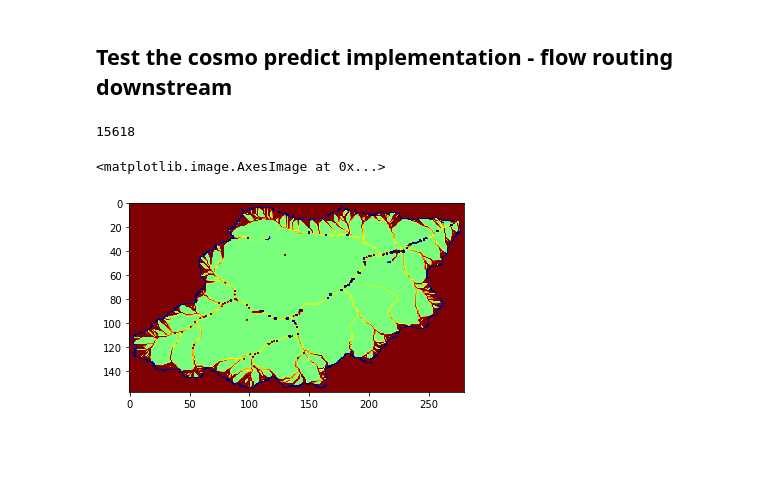
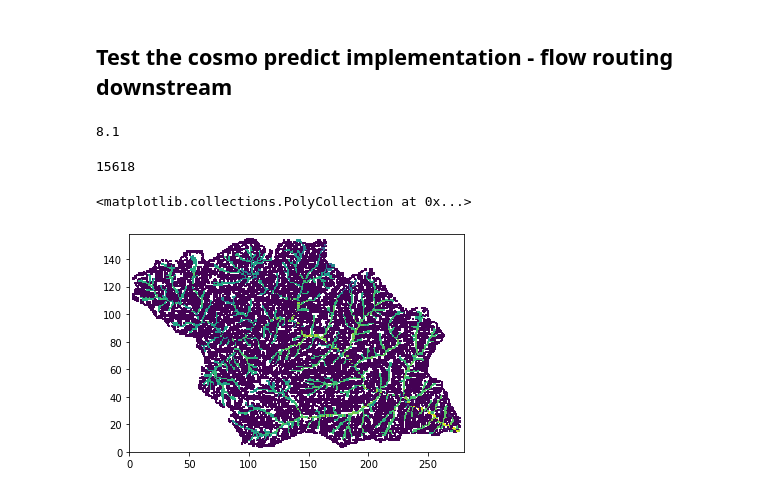
Before and after one commit to ruetg/lem_global_optimize, a Jupyter notebook: tests.ipynb, the cells around one changed output. Drawn from its saved outputs; the diff is of its cells as text; code cells hidden in the pictures; blank space fills up the shorter version.

```diff
--- a/tests.ipynb
+++ b/tests.ipynb
@@ -189,34 +189,39 @@ plt.imshow((E2-E)/(E+1e-9),vmin=-0.001,vmax=.001) # SHould be the same
 assert(np.linalg.norm(E2-E)<1e-5)
 # %% [markdown]
 ## Test the cosmo predict implementation - flow routing downstream
+# %%
+10**3*90**2/1e6
+# %% [output]
+8.1
 # %%
 import multiprocess as mp
 import matplotlib.pyplot as plt
 import rasterio
 import sys
-sys.path.insert(1, '/Users/gr_1/Documents/simplem/') #modify based on where it is
+#sys.path.insert(1, '/Users/gr_1/Documents/simplem/') #modify based on where it is
 import simplem_par as simplem
 import numpy as np
 import ast
+from os.path import exists
 
 ################ -------Params-------- ##################################
 dem_folder = '/Users/gr_1/Google Drive_1/data_earth_engine/basins_v3/'
-outfolder = 'results/v3_dAp/'
+outfolder = '/Users/gr_1/Documents/cosmo_predict/results/'
 # Number of processors
 n_proc = 1
 # Number of simulations (parameter sets)
-nr = 1
+nr = 10
 ## Stream power parameters
 #Stream power m/n (theta)
 theta = 0.45
 # Vector of n values.  Currently n ranges from 0-4
-ns = np.random.rand(nr)*0 + 1.9
-# The ratio D/k. Currently the prior distribution is log-uniform from 0 to 10
-diffus = 0 * np.power(10.0, np.random.rand(nr) * 12 + 1)
+ns = np.random.rand(nr) * 4.0*0+2.5
+# The ratio D/k. Currently the prior distribution is log-uniform from 0 to 10 km2
+diffus =  np.power(10.0, np.random.rand(nr) * 12 + 1)*1e-11
 #A_crit values range as a log-uniform distribution
-careas = np.power(10.0, np.random.rand(nr) * 3) *0
+careas = np.power(10.0, np.random.rand(nr) * 3)
 # diffusion exponents (p)
-ps = np.zeros(nr) + 2.1
+ps = np.zeros(nr) + 1.0
 ########################################################################
 
 
@@ -240,7 +245,7 @@ def par_ero(i):
     #First run diffusion - we raise the coefficient by 1/p and then raise the whole
     #diffusion rate by p in order to
     E = simplem.diffuse(
-        Zi, D=-(diffus[i]**(1.0 / ps[i])), dy=dy1, dx=dx1, dt=1)
+        Zi, D=diffus[i]**(1.0 / ps[i]), dy=dy1, dx=dx1, dt=1)
     E[E < 0] = 0
     #We only want the erosion part....
     E = E**ps[i]
@@ -257,9 +262,8 @@ def par_ero(i):
         dx=dx1,
         dy=dy1,
         m=ms[i],
-        dt=10,
         n=ns[i],
-        k=np.zeros(np.shape(slps))+1e-9,
+        k=np.zeros(np.shape(slps))+1e-8,
         carea=careas[i])
 
     #This should be zero anyways but just in case...
@@ -268,13 +272,15 @@ def par_ero(i):
     A = simplem.acc(I1, s1, init=ero.copy())
     #Calculate the avg erosion per drainage area...
     pl = (A.ravel()[np.argmax(A1.ravel())]) / np.max(A1.ravel())
-    return pl, i,ero
+    return pl, i, ero
 
 
 for c in range(1500,1501):
-    try:
-        dem = rasterio.open(dem_folder + 'hydrosheds_bas_v3_{}.tif'.format(str(c)))
+    demfile = dem_folder + 'hydrosheds_bas_v3_{}.tif'.format(str(c))
+    if exists(demfile):
+        dem = rasterio.open(demfile)
         lat = dem.xy(0, 0)[1]
+
         dx = np.cos(lat / 180 * np.pi) * (1852 / 60) * \
             3  # dx is dependent on latitude
         f = simplem.simple_model()
@@ -282,7 +288,10 @@ for c in range(1500,1501):
         f.dy = 92.59
 
         # We must pad the DEM in order to prevent edge effects
-        f.set_z(np.pad(np.float64(np.squeeze(dem.read())), pad_width=2))
+        demz=np.float64(np.squeeze(dem.read()))
+        if demz.size <16:
+            continue
+        f.set_z(np.pad(demz, pad_width=2))
 
         #Outlet nodes are at or below 0
         f.BC = np.where(f.Z.transpose().ravel() <= 0)[0]
@@ -324,10 +333,8 @@ for c in range(1500,1501):
         f.acc(slps)
         slpsall[c] = (f.A.ravel()[f.Z.ravel() > 0][np.argmax(
             A1.ravel()[f.Z.ravel() > 0])]) / np.max(A1.ravel()[f.Z.ravel() > 0])
-    except Exception as e:
-        print('err: ' + str(c))
-        print(e)
-if 0:
+
+if 1:
     np.save('{}/eros'.format(outfolder),eros1)
     np.save('{}/diffu'.format(outfolder),diffus)
     np.save('{}/ms'.format(outfolder),ms)
@@ -337,4 +344,9 @@ if 0:
     np.save('{}/dns'.format(outfolder),ps)
 # %% [output]
 15618
+# %%
+plt.pcolor(np.log(vals[0][2]),vmin=-20,vmax=0)
+# %% [output]
+<matplotlib.collections.PolyCollection at 0x...>
+[figure, added]
 # %%
@@ -360,5 +353,0 @@ ero1 = vals[0][2]
-# %%
-plt.imshow((ero1+ero2.reshape(np.shape(Zi)))/(ero1+1e-20),cmap='jet',vmin=-.1,vmax=.1)  #Should be some minor differences
-# %% [output]
-<matplotlib.image.AxesImage at 0x...>
-[figure, removed]
```
Also changed, not shown: parts of 17 cells of this notebook, 10 other files.
